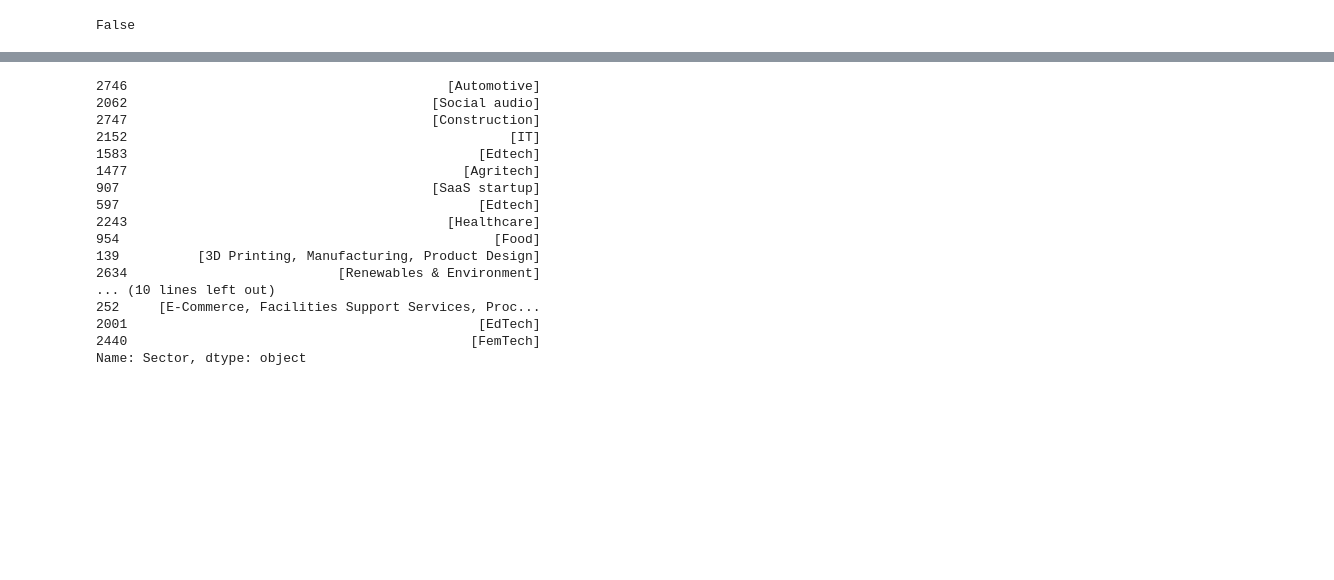
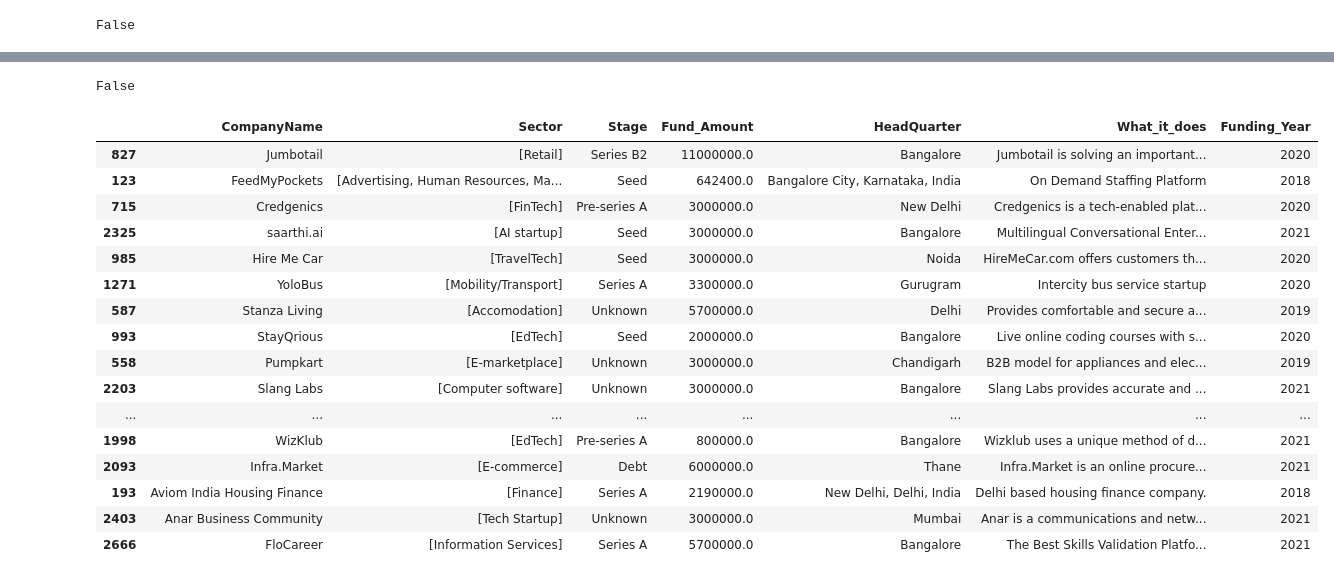
Before and after one commit to Safowaa/India-Start-Up-Funding-Data-Analysis, a Jupyter notebook: Main.ipynb, the cells around one changed output, grey strips where cells are left out. Drawn from its saved outputs; the diff is of its cells as text; code cells hidden in the pictures; blank space fills up the shorter version.

Commit message:
Clean and fill Fund_Amount

```diff
--- a/Main.ipynb
+++ b/Main.ipynb
@@ -935,0 +1030,31 @@ False
+# %%
+# Function to convert string amounts to float and handle currency symbols
+def convert_currency(row):
+    amount = row['Fund_Amount']
+    year = row['Funding_Year']
+
+    if pd.isna(amount):
+        return np.nan
+    amount = str(amount)
+
+    if '₹' in amount:
+        # Remove commas and ₹ symbol
+        cleaned_amount = amount.replace('₹', '').replace(',', '')
+        try:
+            return float(cleaned_amount) * exchange_rates[year]
+        except ValueError:
+            return np.nan
+    elif '$' in amount:
+        # Remove commas and $ symbol
+        cleaned_amount = amount.replace('$', '').replace(',', '')
+        try:
+            return float(cleaned_amount)
+        except ValueError:
+            return np.nan
+    else:
+        # Remove commas and convert to float if possible
+        cleaned_amount = amount.replace(',', '')
+        try:
+            return float(cleaned_amount)
+        except ValueError:
+            return np.nan
@@ -935,0 +1063,2 @@ False
+# %%
+combined21_18["Fund_Amount"] = combined21_18.apply(convert_currency, axis=1)
@@ -935,0 +1087,3 @@ False
+# %%
+# Calculate the median of the 'Fund_Amount' column
+median_value = combined21_18["Fund_Amount"].median()
@@ -936,20 +1094,27 @@ False
+# %%
+# Fill NaN values in the "Fund_Amount" column with the median
+combined21_18["Fund_Amount"].fillna(median_value, inplace=True)
+# %%
+combined21_18["Fund_Amount"].isna().any()
+# %% [output]
+False
 # %%
-combined21_18["Sector"].sample(n=25)
+combined21_18.sample(n=25)
 # %% [output]
-2746                                         [Automotive]
-2062                                       [Social audio]
-2747                                       [Construction]
-2152                                                 [IT]
-1583                                             [Edtech]
-1477                                           [Agritech]
-907                                        [SaaS startup]
-597                                              [Edtech]
-2243                                         [Healthcare]
-954                                                [Food]
-139          [3D Printing, Manufacturing, Product Design]
-2634                           [Renewables & Environment]
-... (10 lines left out)
-252     [E-Commerce, Facilities Support Services, Proc...
-2001                                             [EdTech]
-2440                                            [FemTech]
-Name: Sector, dtype: object
+|  | CompanyName | Sector | Stage | Fund_Amount | HeadQuarter | What_it_does | Funding_Year |
+| 827 | Jumbotail | [Retail] | Series B2 | 11000000.0 | Bangalore | Jumbotail is solving an important... | 2020 |
+| 123 | FeedMyPockets | [Advertising, Human Resources, Ma... | Seed | 642400.0 | Bangalore City, Karnataka, India | On Demand Staffing Platform | 2018 |
+| 715 | Credgenics | [FinTech] | Pre-series A | 3000000.0 | New Delhi | Credgenics is a tech-enabled plat... | 2020 |
+| 2325 | saarthi.ai | [AI startup] | Seed | 3000000.0 | Bangalore | Multilingual Conversational Enter... | 2021 |
+| 985 | Hire Me Car | [TravelTech] | Seed | 3000000.0 | Noida | HireMeCar.com offers customers th... | 2020 |
+| 1271 | YoloBus | [Mobility/Transport] | Series A | 3300000.0 | Gurugram | Intercity bus service startup | 2020 |
+| 587 | Stanza Living | [Accomodation] | Unknown | 5700000.0 | Delhi | Provides comfortable and secure a... | 2019 |
+| 993 | StayQrious | [EdTech] | Seed | 2000000.0 | Bangalore | Live online coding courses with s... | 2020 |
+| 558 | Pumpkart | [E-marketplace] | Unknown | 3000000.0 | Chandigarh | B2B model for appliances and elec... | 2019 |
+| 2203 | Slang Labs | [Computer software] | Unknown | 3000000.0 | Bangalore | Slang Labs provides accurate and ... | 2021 |
+| ... | ... | ... | ... | ... | ... | ... | ... |
+| 1998 | WizKlub | [EdTech] | Pre-series A | 800000.0 | Bangalore | Wizklub uses a unique method of d... | 2021 |
+| 2093 | Infra.Market | [E-commerce] | Debt | 6000000.0 | Thane | Infra.Market is an online procure... | 2021 |
+| 193 | Aviom India Housing Finance | [Finance] | Series A | 2190000.0 | New Delhi, Delhi, India | Delhi based housing finance company. | 2018 |
+| 2403 | Anar Business Community | [Tech Startup] | Unknown | 3000000.0 | Mumbai | Anar is a communications and netw... | 2021 |
+| 2666 | FloCareer | [Information Services] | Series A | 5700000.0 | Bangalore | The Best Skills Validation Platfo... | 2021 |
```
Also changed, not shown: parts of 18 cells of this notebook.
